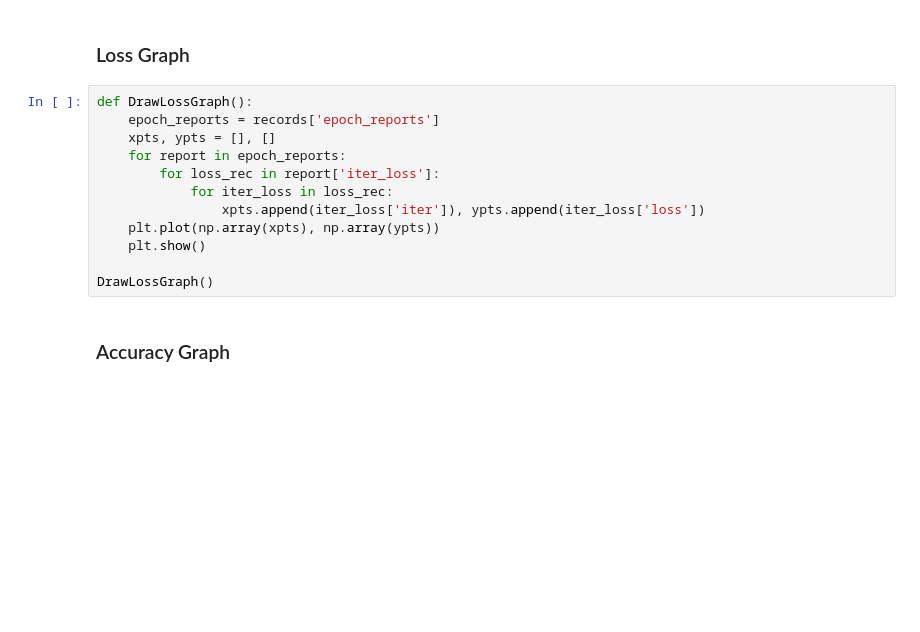
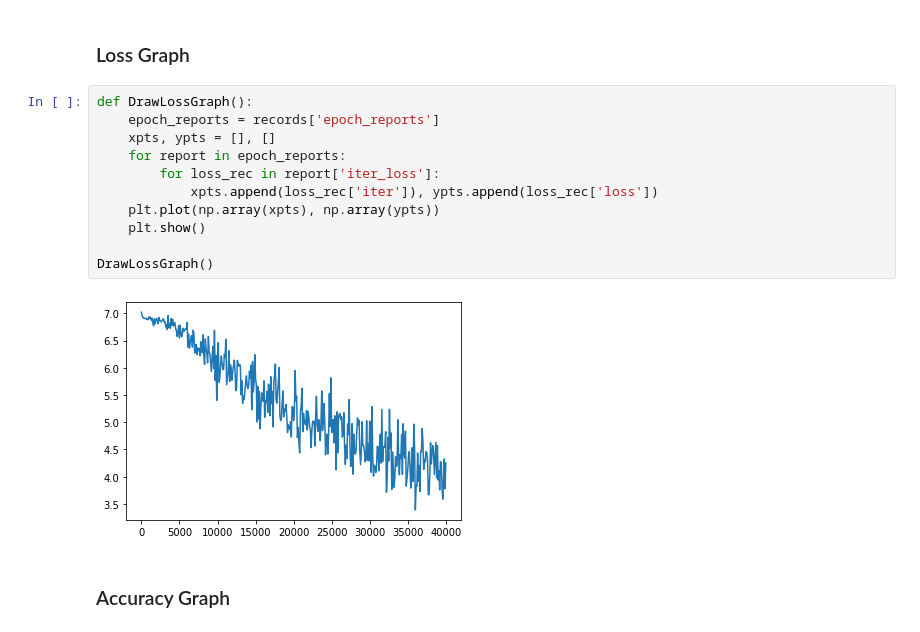
Before and after one commit to kaloronahuang/ImageNet-Implmentation, a Jupyter notebook: main.ipynb, the cells around one changed output. Saved outputs shown, nothing was run; the diff lists cells and outputs as text; blank space fills up the shorter version.

```diff
--- a/main.ipynb
+++ b/main.ipynb
@@ -238,15 +249,16 @@ import matplotlib.pyplot as plt
 # %%
 def DrawLossGraph():
     epoch_reports = records['epoch_reports']
     xpts, ypts = [], []
     for report in epoch_reports:
         for loss_rec in report['iter_loss']:
-            for iter_loss in loss_rec:
-                xpts.append(iter_loss['iter']), ypts.append(iter_loss['loss'])
+            xpts.append(loss_rec['iter']), ypts.append(loss_rec['loss'])
     plt.plot(np.array(xpts), np.array(ypts))
     plt.show()
 
 DrawLossGraph()
+# %% [output]
+[figure, added]
 # %% [markdown]
 ### Accuracy Graph
 # %%
```
Also changed, not shown: parts of 9 cells of this notebook, 3 other files.
